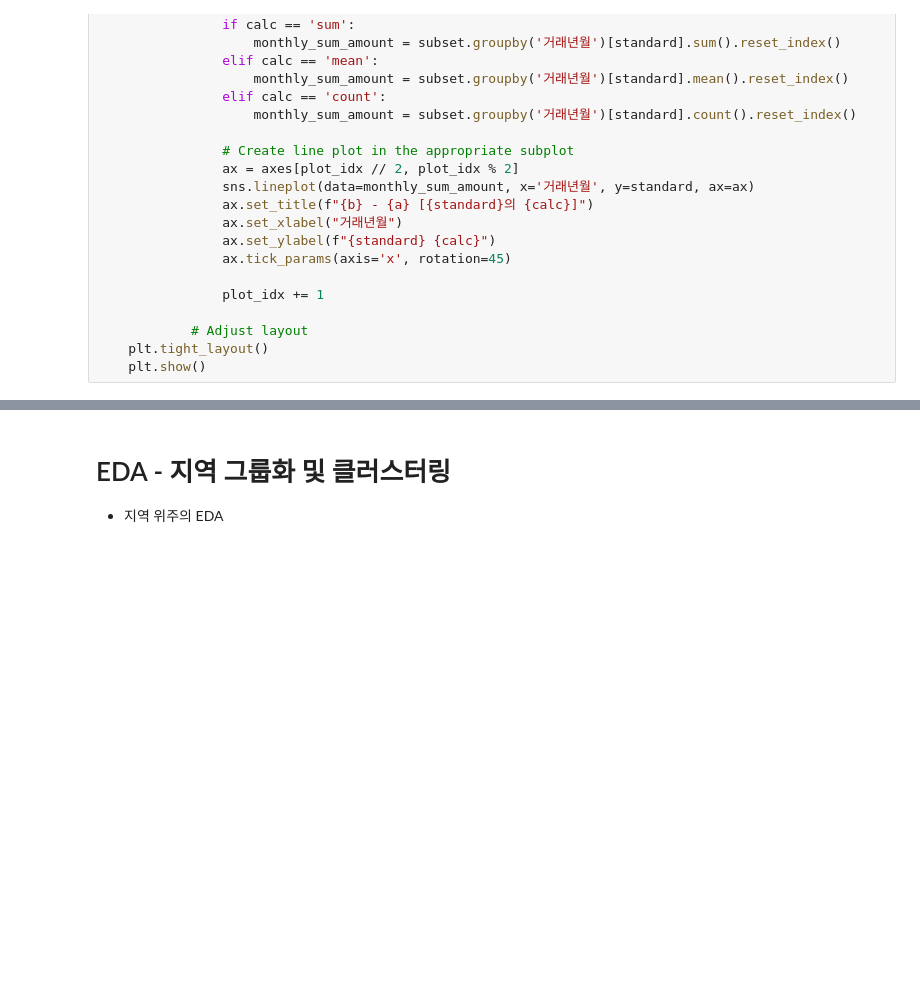
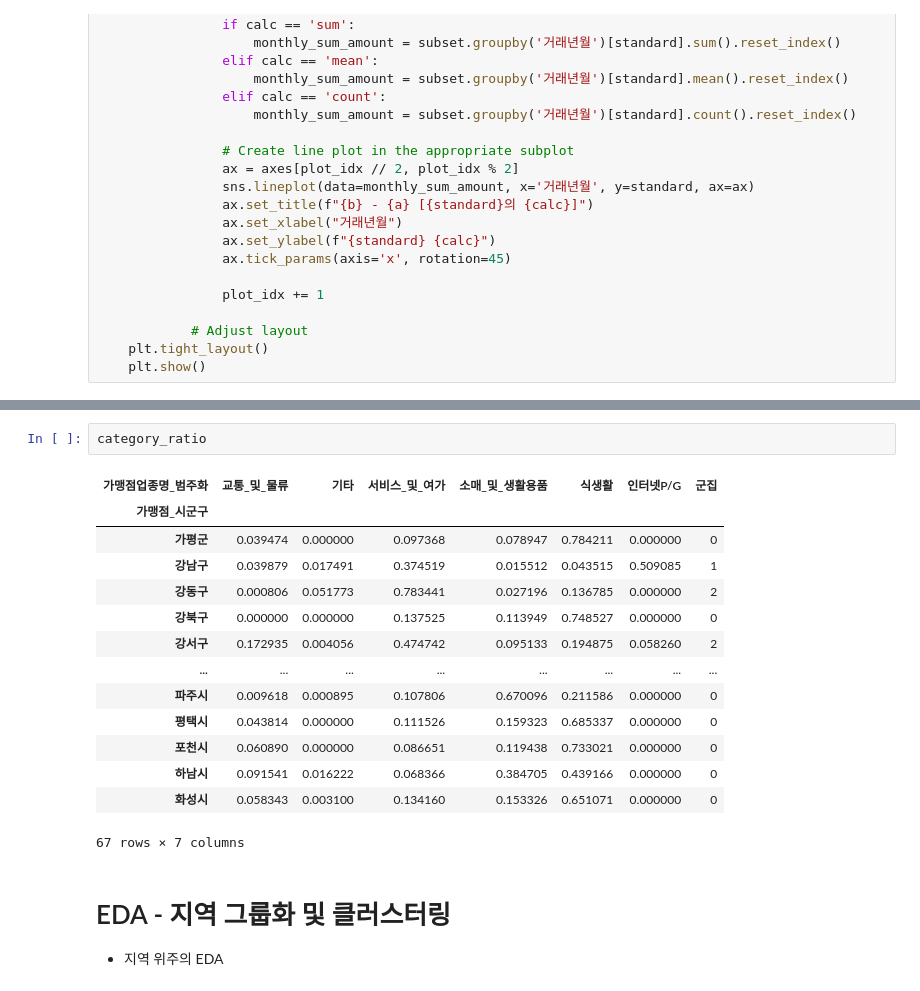
Before and after one commit to shs1018/iM_DiGital_Banker_academy, a Jupyter notebook: projects/iMBank_pj1/data_EDA.ipynb, the cells around one changed output, grey strips where cells are left out. Saved outputs shown, nothing was run; the diff lists cells and outputs as text; blank space fills up the shorter version.

```diff
--- a/projects/iMBank_pj1/data_EDA.ipynb
+++ b/projects/iMBank_pj1/data_EDA.ipynb
@@ -335,3 +382,20 @@ plot_age_gender_amount_2('연령대', '성별', calc = 'mean', standard='승인
+# %%
+category_ratio
+# %% [output]
+| 가맹점업종명_범주화 | 교통_및_물류 | 기타 | 서비스_및_여가 | 소매_및_생활용품 | 식생활 | 인터넷P/G | 군집 |
+| 가맹점_시군구 |  |  |  |  |  |  |  |
+| 가평군 | 0.039474 | 0.000000 | 0.097368 | 0.078947 | 0.784211 | 0.000000 | 0 |
+| 강남구 | 0.039879 | 0.017491 | 0.374519 | 0.015512 | 0.043515 | 0.509085 | 1 |
+| 강동구 | 0.000806 | 0.051773 | 0.783441 | 0.027196 | 0.136785 | 0.000000 | 2 |
+| 강북구 | 0.000000 | 0.000000 | 0.137525 | 0.113949 | 0.748527 | 0.000000 | 0 |
+| 강서구 | 0.172935 | 0.004056 | 0.474742 | 0.095133 | 0.194875 | 0.058260 | 2 |
+| ... | ... | ... | ... | ... | ... | ... | ... |
+| 파주시 | 0.009618 | 0.000895 | 0.107806 | 0.670096 | 0.211586 | 0.000000 | 0 |
+| 평택시 | 0.043814 | 0.000000 | 0.111526 | 0.159323 | 0.685337 | 0.000000 | 0 |
+| 포천시 | 0.060890 | 0.000000 | 0.086651 | 0.119438 | 0.733021 | 0.000000 | 0 |
+| 하남시 | 0.091541 | 0.016222 | 0.068366 | 0.384705 | 0.439166 | 0.000000 | 0 |
+| 화성시 | 0.058343 | 0.003100 | 0.134160 | 0.153326 | 0.651071 | 0.000000 | 0 |
+67 rows × 7 columns
 # %% [markdown]
 # EDA - 지역 그룹화 및 클러스터링
 - 지역 위주의 EDA
```
Also changed, not shown: parts of 10 cells of this notebook.
